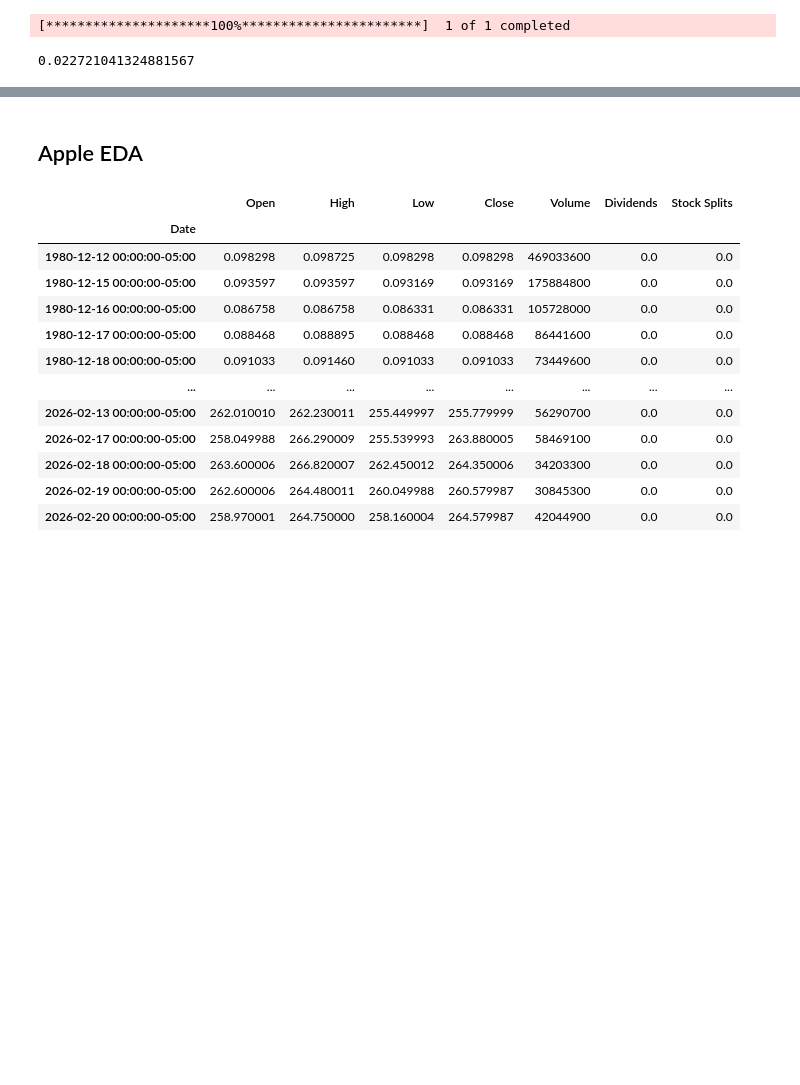
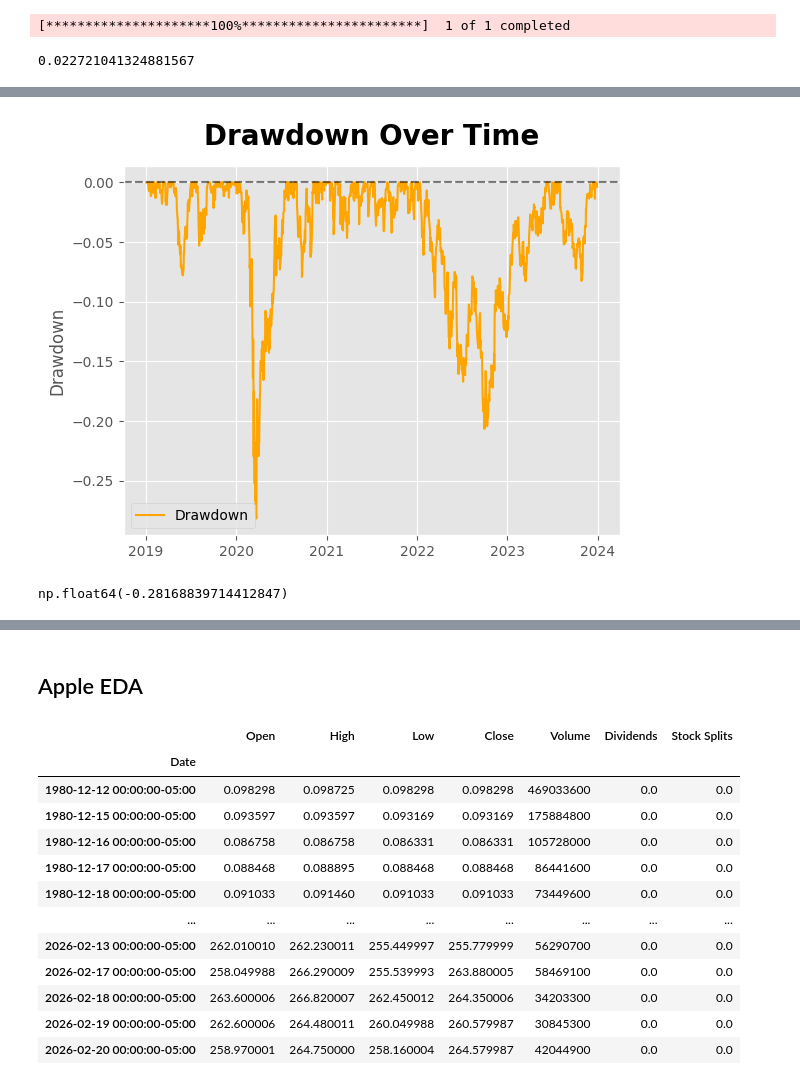
Before and after one commit to szymon-ml/quant-portfolio-analysis, a Jupyter notebook: notebooks/02_importing_data.ipynb, the cells around one changed output, grey strips where cells are left out. Drawn from its saved outputs; the diff is of its cells as text; code cells hidden in the pictures; blank space fills up the shorter version.

```diff
--- a/notebooks/02_importing_data.ipynb
+++ b/notebooks/02_importing_data.ipynb
@@ -672,0 +705,17 @@ np.float64(0.840505573454031)
+# %%
+# computing drawdowns
+return_viz_series.dropna()
+drawdowns = (return_viz_series - return_viz_series.cummax()) / return_viz_series.cummax()
+plt.plot(drawdowns, label='Drawdown', color='orange')
+plt.axhline(0, color='black', linestyle='--', alpha=0.5)
+plt.title('Drawdown Over Time', fontsize=20, pad=15, fontweight='bold')
+plt.ylabel('Drawdown')
+plt.legend()
+plt.show()
+# %% [output]
+[figure, added]
+# %%
+max_drawdown = drawdowns.min()
+max_drawdown
+# %% [output]
+np.float64(-0.28168839714412847)
```
Also changed, not shown: parts of 66 cells of this notebook.
